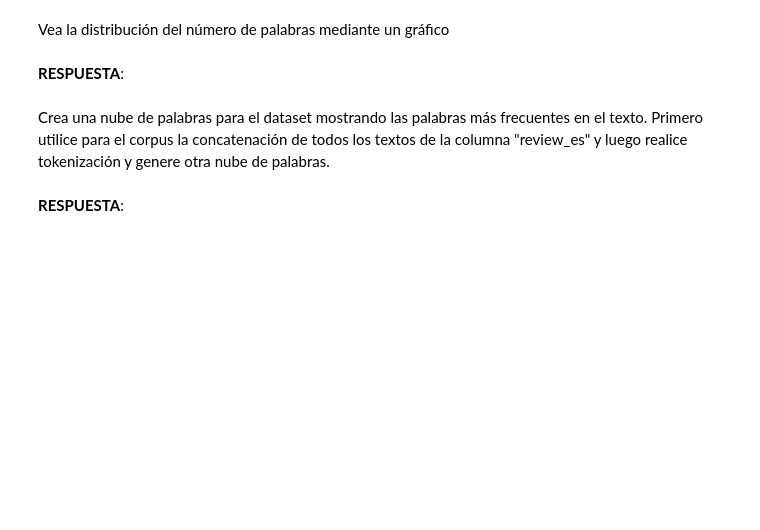
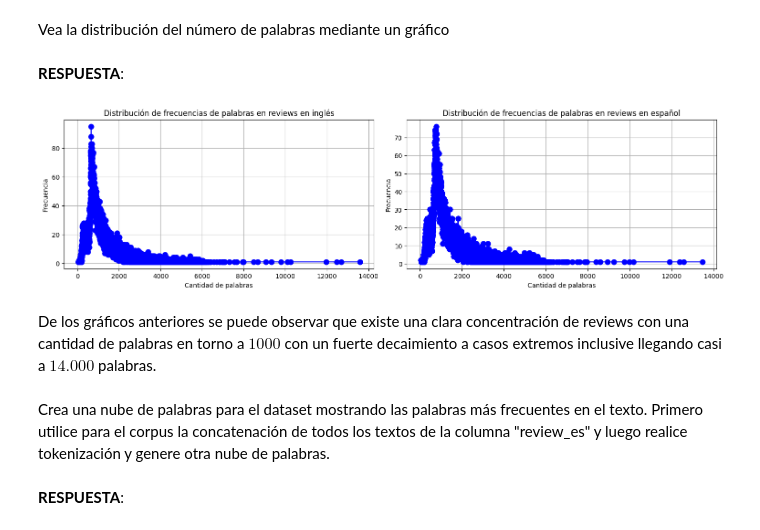
Before and after one commit to Larraguibel/NLP-projects, a Jupyter notebook: Tarea-1/T1_Vergara_Briones_Ignacio.ipynb (2).ipynb, the cells around one changed output. Drawn from its saved outputs; the diff is of its cells as text; code cells hidden in the pictures; blank space fills up the shorter version.

```diff
--- a/Tarea-1/T1_Vergara_Briones_Ignacio.ipynb (2).ipynb
+++ b/Tarea-1/T1_Vergara_Briones_Ignacio.ipynb (2).ipynb
@@ -227,3 +286,9 @@ El archivo de canvas (Dataset) proviene de: https://www.kaggle.com/datasets/luis
 ¿Qué contiene el dataset?
 # %% [markdown]
 **RESPUESTA**:
+# %%
+import pathlib
+#crea la ruta a data_T1 y dsp lee el csv
+parent = pathlib.Path()
+ruta = parent / 'data-T1' / 'IMDB_Dataset.csv'
+df = pd.read_csv(ruta)
@@ -235,6 +319,53 @@ El archivo de canvas (Dataset) proviene de: https://www.kaggle.com/datasets/luis
 Vea la distribución del número de palabras mediante un gráfico
 # %% [markdown]
 **RESPUESTA**:
+# %%
+palabras_en = [len(i) for i in df["review_en"]]
+palabras_es = [len(i) for i in df["review_es"]]
+
+
+palabras_counts_en = {}
+for cant in palabras_en:
+    if cant in palabras_counts_en:
+        palabras_counts_en[cant] += 1
+    else:
+        palabras_counts_en[cant] = 1
+
+sorted_counts_en = sorted(palabras_counts_en.items())
+
+x_en, y_en = zip(*sorted_counts_en)
+
+palabras_counts_es = {}
+for cant in palabras_es:
+    if cant in palabras_counts_es:
+        palabras_counts_es[cant] += 1
+    else:
+        palabras_counts_es[cant] = 1
+
+sorted_counts_es = sorted(palabras_counts_es.items())
+
+x_es, y_es = zip(*sorted_counts_es)
+
+# Graficar la distribución de frecuencia de palabras en reviews en inglés y español
+fig, axes = plt.subplots(1, 2, figsize=(15, 4), constrained_layout=True)
+ax1, ax2 = axes
+
+ax1.plot(x_en, y_en, 'bo-', markersize=8)
+ax1.set_title('Distribución de frecuencias de palabras en reviews en inglés')
+ax1.set_xlabel('Cantidad de palabras')
+ax1.set_ylabel('Frecuencia')
+ax1.grid(True)
+
+ax2.plot(x_es, y_es, 'bo-', markersize=8)
+ax2.set_title('Distribución de frecuencias de palabras en reviews en español')
+ax2.set_xlabel('Cantidad de palabras')
+ax2.set_ylabel('Frecuencia')
+ax2.grid(True)
+plt.show()
+# %% [output]
+[figure, added]
+# %% [markdown]
+De los gráficos anteriores se puede observar que existe una clara concentración de reviews con una cantidad de palabras en torno a $1000$ con un fuerte decaimiento a casos extremos inclusive llegando casi a $14.000$ palabras.
 # %% [markdown]
 Crea una nube de palabras para el dataset mostrando las palabras más frecuentes en el texto. Primero utilice para el corpus la concatenación de todos los textos de la columna "review_es" y luego realice tokenización y genere otra nube de palabras.
 # %% [markdown]
```
Also changed, not shown: parts of 24 cells of this notebook.
